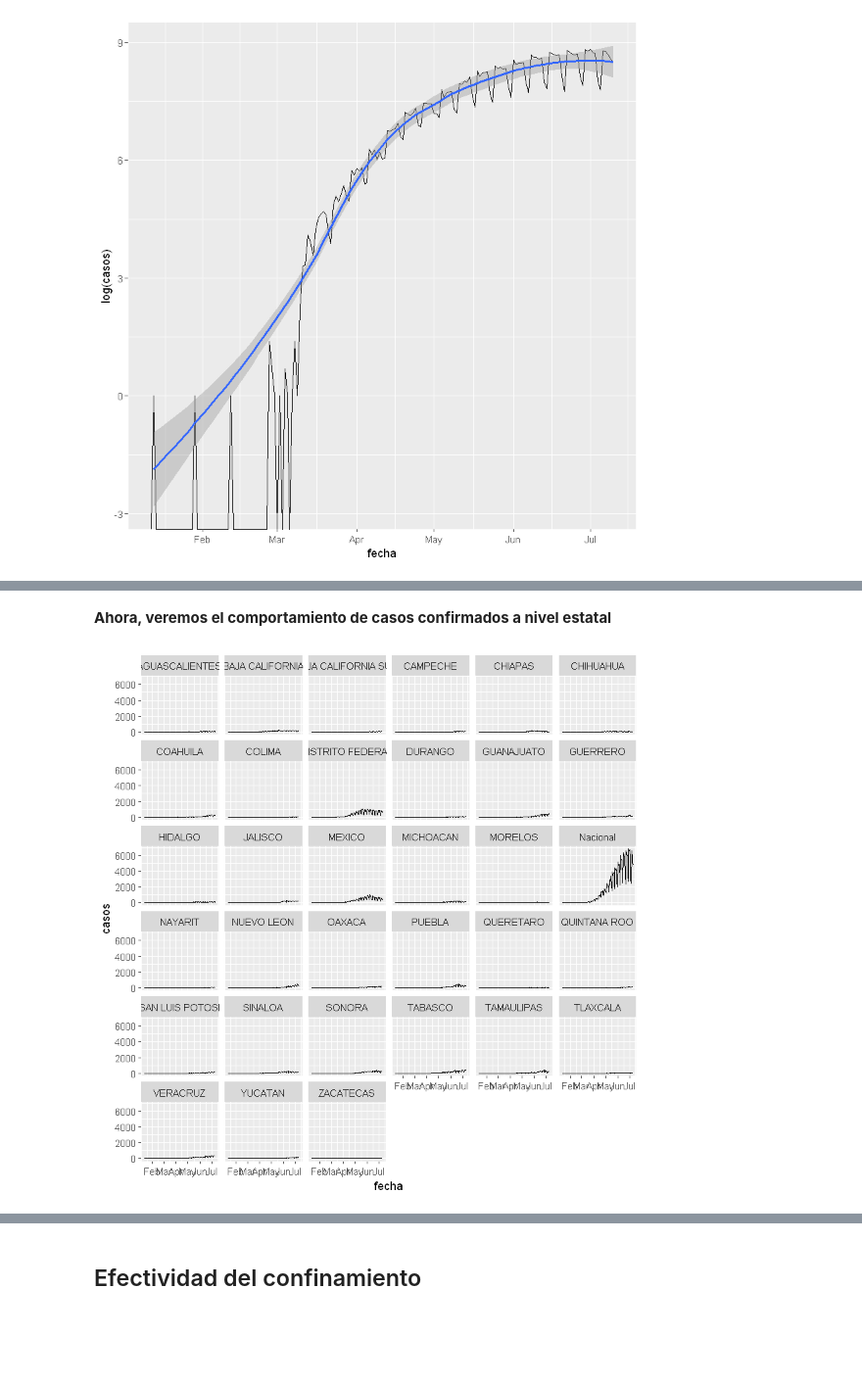
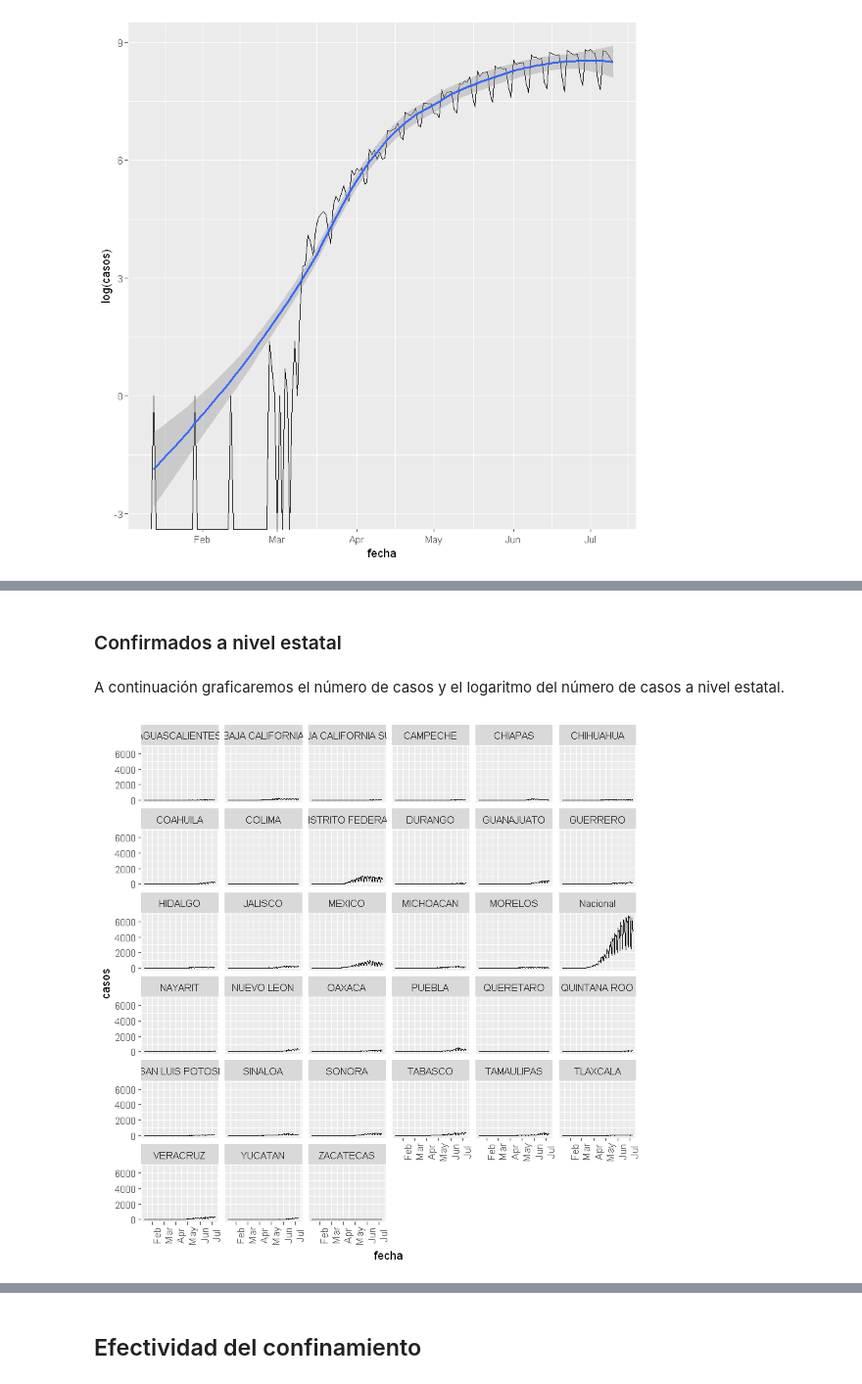
Before and after one commit to prope-2020-gh-classroom/practica-final-por-equipos-verano-2020-itam-vviiccttoorr, a Jupyter notebook: practica_final_equipo_4.ipynb, the cells around one changed output, grey strips where cells are left out. Shown: that part at 98% size. Drawn from its saved outputs; the diff is of its cells as text; code cells hidden in the pictures; blank space fills up the shorter version.

```diff
--- a/practica_final_equipo_4.ipynb
+++ b/practica_final_equipo_4.ipynb
@@ -157,8 +170,11 @@ Warning message:
 # %% [markdown]
-**Ahora, veremos el comportamiento de casos confirmados a nivel estatal**
+### Confirmados a nivel estatal
+# %% [markdown]
+A continuación graficaremos el número de casos y el logaritmo del número de casos a nivel estatal.
 # %%
 ggplot(data=df_long, aes(x= fecha, y=casos)) +
     geom_line() +
+    theme(axis.text.x = element_text(angle = 90))+
     facet_wrap(~estado)
 # %% [output]
-[figure, old version]
+[figure, new version]
```
Also changed, not shown: parts of 45 cells of this notebook.
